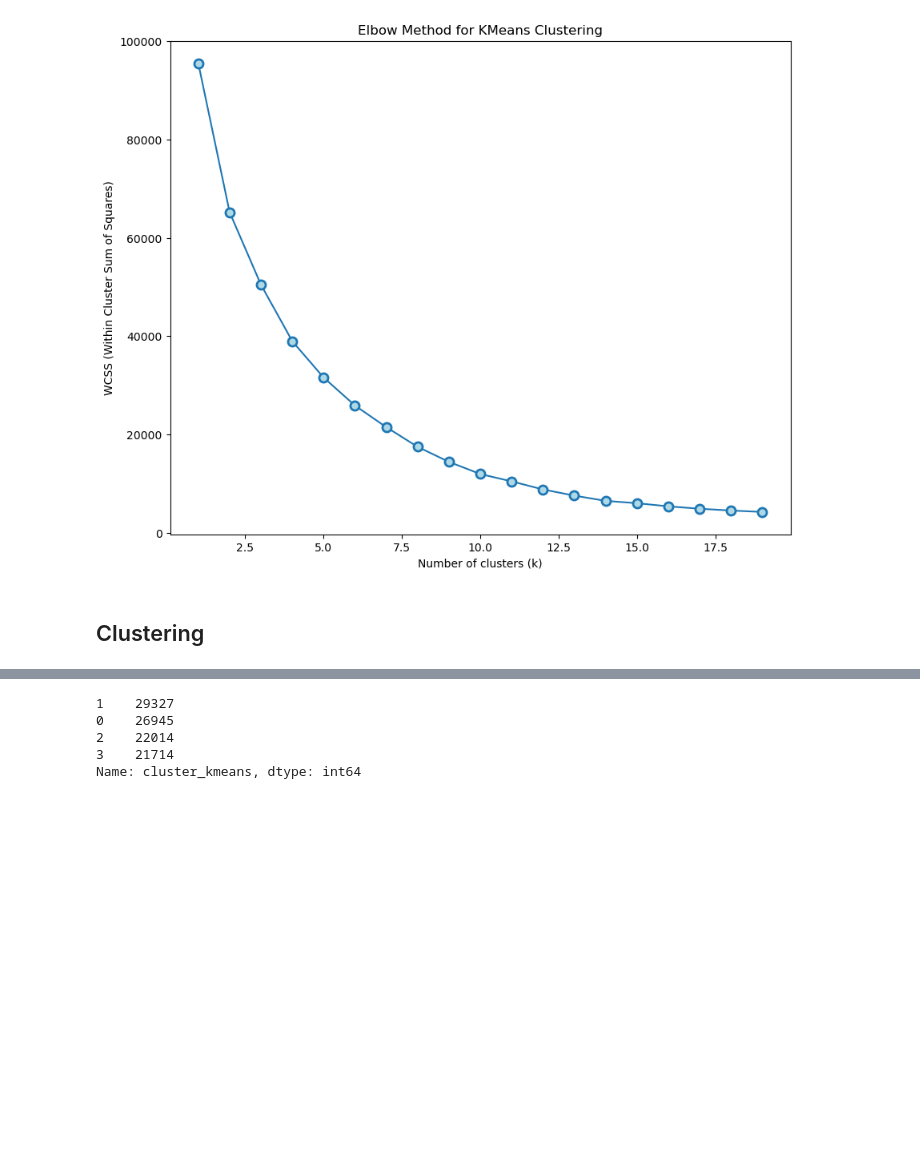
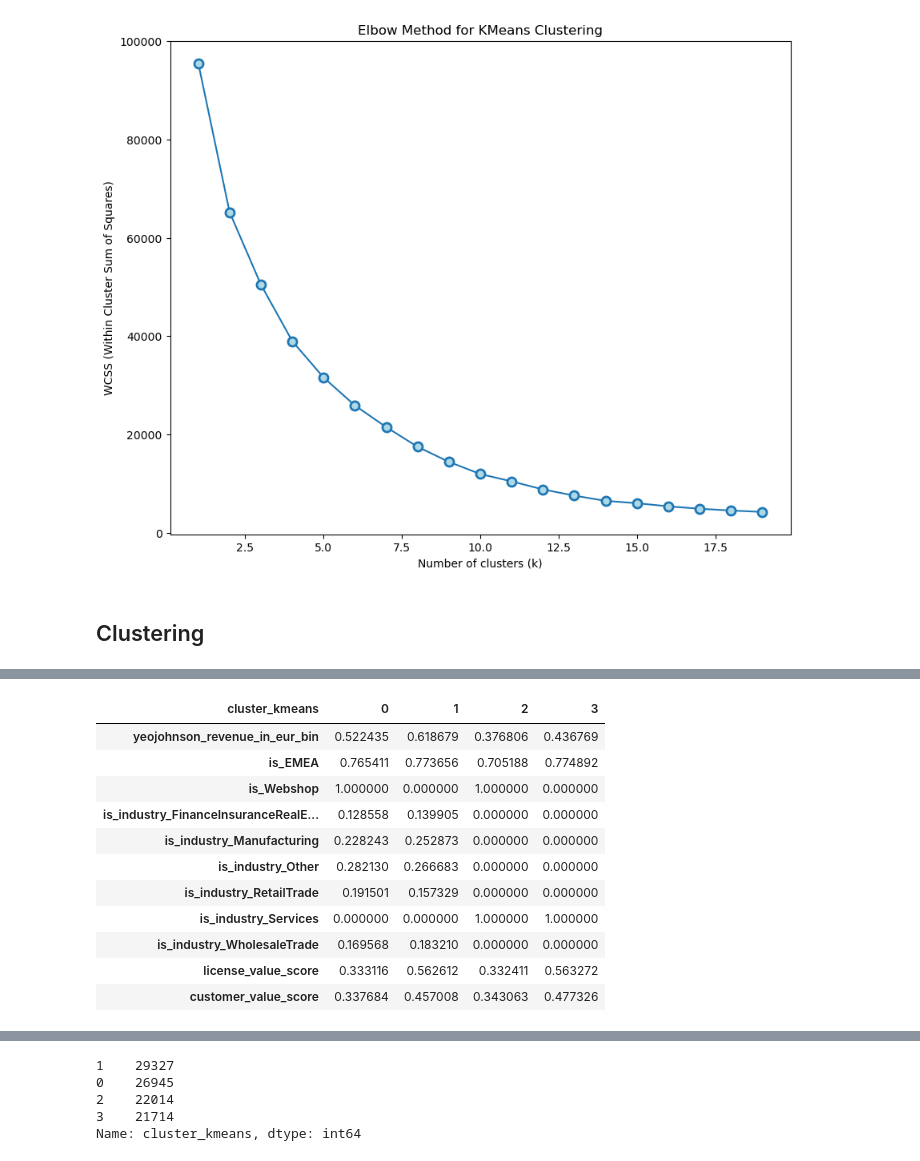
Before and after one commit to Magolizen34/cvs-transformers, a Jupyter notebook: notebooks/10ft_dec_model.ipynb, the cells around one changed output, grey strips where cells are left out. Saved outputs shown, nothing was run; the diff lists cells and outputs as text; code cells hidden in the pictures; blank space fills up the shorter version.

```diff
--- a/notebooks/10ft_dec_model.ipynb
+++ b/notebooks/10ft_dec_model.ipynb
@@ -337,7 +362,8 @@ df_pca = pd.concat([df.reset_index(drop=True), pd.DataFrame(features_pca)], axis
 df_pca.columns.values[-4: ] = ['Component 1', 'Component 2', 'Component 3', 'Component 4']
 df_pca['clusters'] = kmeans.labels_
 df_pca['cluster_kmeans'] = kmeans.predict(features_pca)
-df_pca.groupby(['cluster_kmeans']).mean()
+df_latex = df_pca.groupby(['cluster_kmeans']).mean()
+df_latex
 # %% [output]
 |  | yeojohnson_revenue_in_eur_bin | is_EMEA | is_Webshop | is_industry_FinanceInsuranceRealE... | is_industry_Manufacturing | ... |
 | cluster_kmeans |  |  |  |  |  | ... |
@@ -345,3 +371,21 @@ df_pca.groupby(['cluster_kmeans']).mean()
 | 1 | 0.618679 | 0.773656 | 0.0 | 0.139905 | 0.252873 | ... |
 | 2 | 0.376806 | 0.705188 | 1.0 | 0.000000 | 0.000000 | ... |
 | 3 | 0.436769 | 0.774892 | 0.0 | 0.000000 | 0.000000 | ... |
+# %%
+df_latex.drop(columns=['Component 1', 'Component 2', 'Component 3', 'Component 4', 'clusters'], inplace=True)
+df_latex = df_latex.T
+# %%
+df_latex
+# %% [output]
+| cluster_kmeans | 0 | 1 | 2 | 3 |
+| yeojohnson_revenue_in_eur_bin | 0.522435 | 0.618679 | 0.376806 | 0.436769 |
+| is_EMEA | 0.765411 | 0.773656 | 0.705188 | 0.774892 |
+| is_Webshop | 1.000000 | 0.000000 | 1.000000 | 0.000000 |
+| is_industry_FinanceInsuranceRealE... | 0.128558 | 0.139905 | 0.000000 | 0.000000 |
+| is_industry_Manufacturing | 0.228243 | 0.252873 | 0.000000 | 0.000000 |
+| is_industry_Other | 0.282130 | 0.266683 | 0.000000 | 0.000000 |
+| is_industry_RetailTrade | 0.191501 | 0.157329 | 0.000000 | 0.000000 |
+| is_industry_Services | 0.000000 | 0.000000 | 1.000000 | 1.000000 |
+| is_industry_WholesaleTrade | 0.169568 | 0.183210 | 0.000000 | 0.000000 |
+| license_value_score | 0.333116 | 0.562612 | 0.332411 | 0.563272 |
+| customer_value_score | 0.337684 | 0.457008 | 0.343063 | 0.477326 |
```
Also changed, not shown: parts of 10 cells of this notebook, 13 other files.
